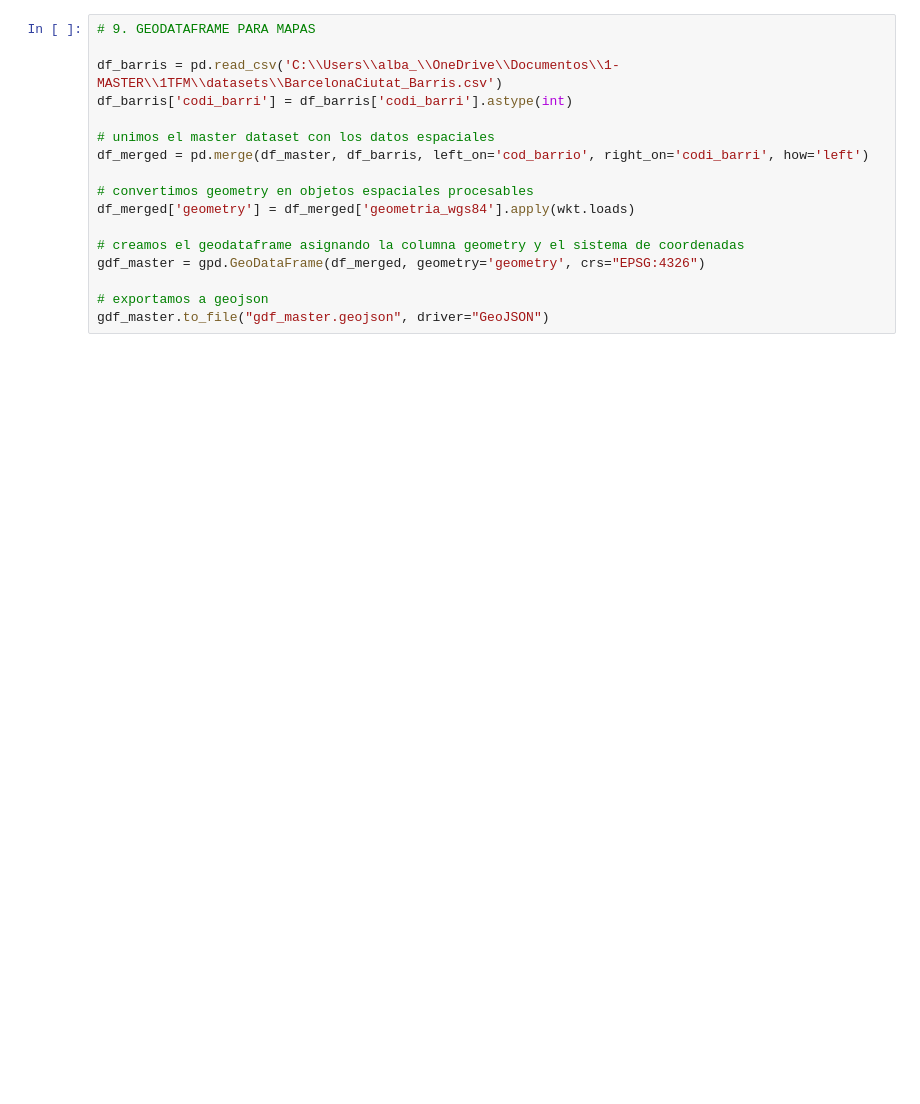
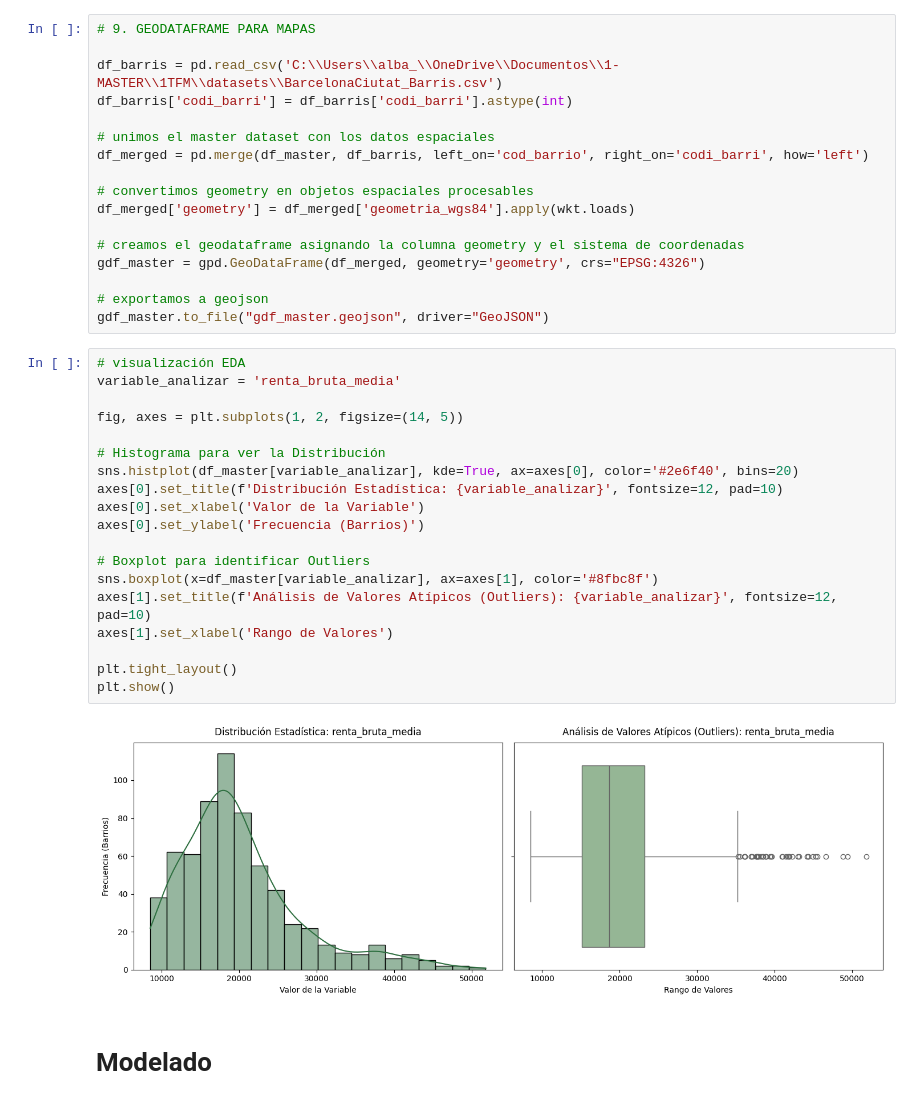
Before and after one commit to ammunoz-afk/TFM-AMC, a Jupyter notebook: notebooks/tfmamc.ipynb, the cells around one changed output. Cells and saved outputs as stored; diff of their text form; blank space fills up the shorter version.

Commit message:
se añade modelado al nb

```diff
--- a/notebooks/tfmamc.ipynb
+++ b/notebooks/tfmamc.ipynb
@@ -280,3 +296,26 @@ gdf_master = gpd.GeoDataFrame(df_merged, geometry='geometry', crs="EPSG:4326")
 
 # exportamos a geojson
 gdf_master.to_file("gdf_master.geojson", driver="GeoJSON")
+# %%
+# visualización EDA
+variable_analizar = 'renta_bruta_media'
+
+fig, axes = plt.subplots(1, 2, figsize=(14, 5))
+
+# Histograma para ver la Distribución
+sns.histplot(df_master[variable_analizar], kde=True, ax=axes[0], color='#2e6f40', bins=20)
+axes[0].set_title(f'Distribución Estadística: {variable_analizar}', fontsize=12, pad=10)
+axes[0].set_xlabel('Valor de la Variable')
+axes[0].set_ylabel('Frecuencia (Barrios)')
+
+# Boxplot para identificar Outliers
+sns.boxplot(x=df_master[variable_analizar], ax=axes[1], color='#8fbc8f')
+axes[1].set_title(f'Análisis de Valores Atípicos (Outliers): {variable_analizar}', fontsize=12, pad=10)
+axes[1].set_xlabel('Rango de Valores')
+
+plt.tight_layout()
+plt.show()
+# %% [output]
+[figure, added]
+# %% [markdown]
+# Modelado
```
Also changed, not shown: parts of 7 cells of this notebook.
